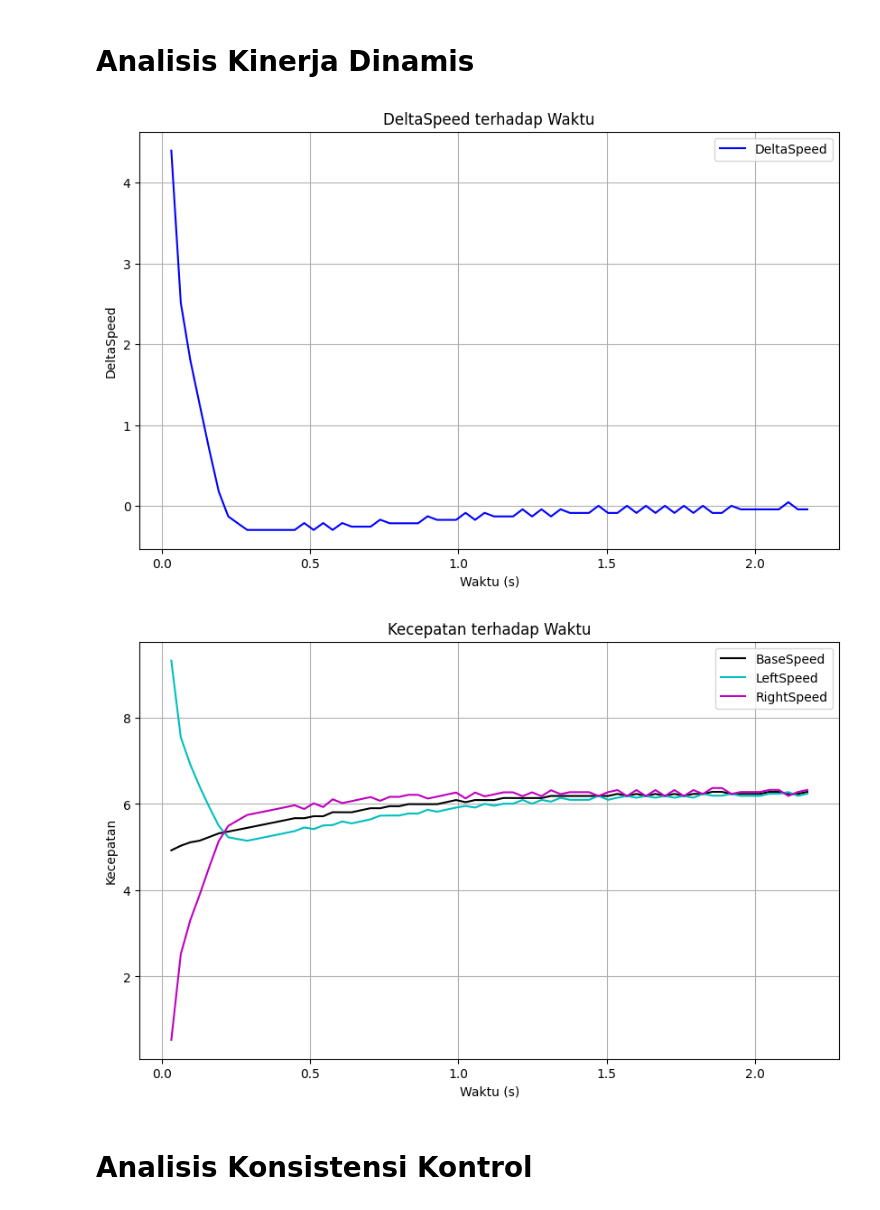
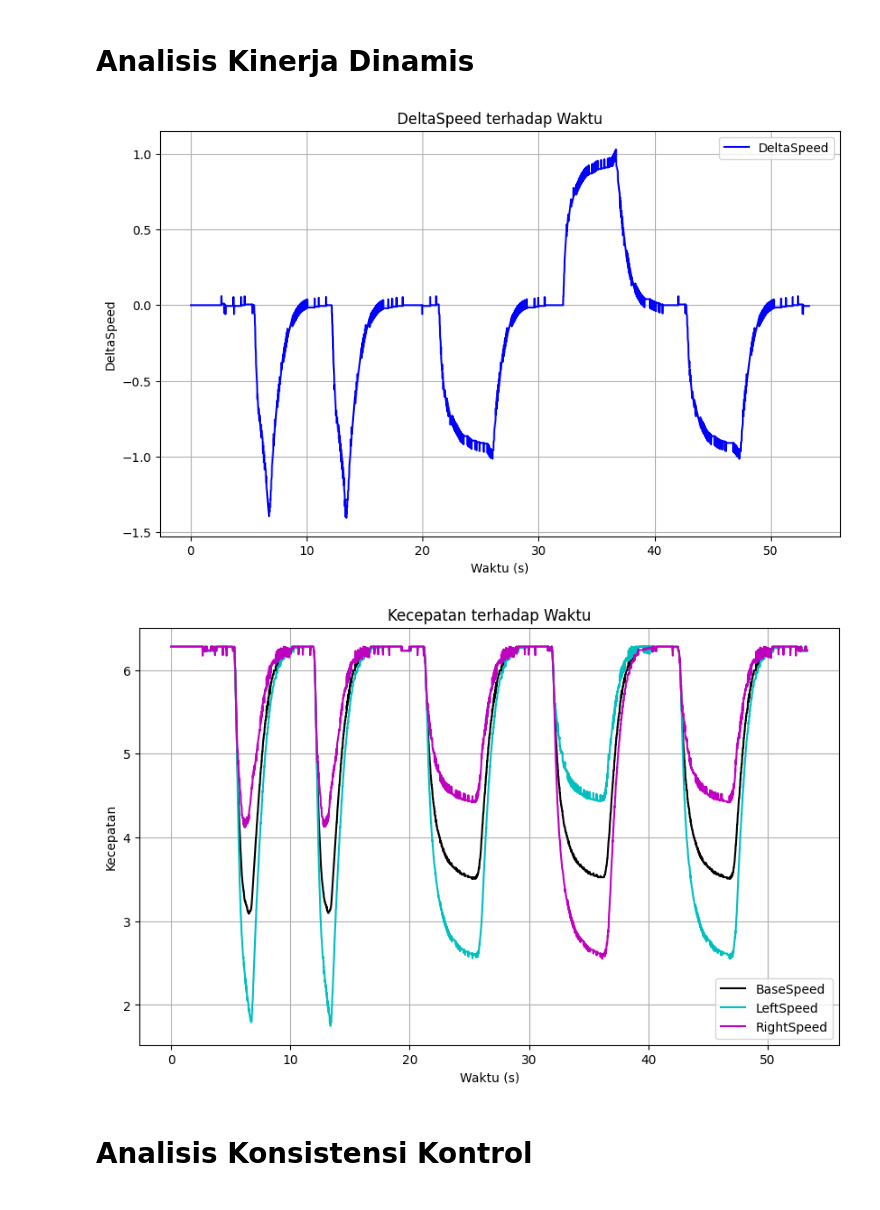
Before and after one commit to 2black0/Line-Follower-Computer-Vision-Webots, a Jupyter notebook: controllers/robot_controller/result-analysis.ipynb, the cells around one changed output. Cells and saved outputs as stored; diff of their text form; code cells hidden in the pictures.

```diff
--- a/controllers/robot_controller/result-analysis.ipynb
+++ b/controllers/robot_controller/result-analysis.ipynb
@@ -203,7 +203,7 @@ plt.show()
 # %%
 # Plot DeltaSpeed terhadap waktu
 plt.figure(figsize=(10, 6))
-plt.plot(data['Time'], data['DeltaSpeed'], label='DeltaSpeed', color='b')
+plt.plot(data['TimeStep'], data['DeltaSpeed'], label='DeltaSpeed', color='b')
 plt.title('DeltaSpeed terhadap Waktu')
 plt.xlabel('Waktu (s)')
 plt.ylabel('DeltaSpeed')
@@ -211,21 +211,21 @@ plt.legend()
 plt.grid(True)
 plt.show()
 # %% [output]
-[figure, old version]
+[figure, new version]
 # %%
 # Plot BaseSpeed, LeftSpeed, dan RightSpeed terhadap waktu
 plt.figure(figsize=(10, 6))
-plt.plot(data['Time'], data['BaseSpeed'], label='BaseSpeed', color='k')
-plt.plot(data['Time'], data['LeftSpeed'], label='LeftSpeed', color='c')
-plt.plot(data['Time'], data['RightSpeed'], label='RightSpeed', color='m')
+plt.plot(data['TimeStep'], data['BaseSpeed'], label='BaseSpeed', color='k')
+plt.plot(data['TimeStep'], data['LeftSpeed'], label='LeftSpeed', color='c')
+plt.plot(data['TimeStep'], data['RightSpeed'], label='RightSpeed', color='m')
 plt.title('Kecepatan terhadap Waktu')
 plt.xlabel('Waktu (s)')
 plt.ylabel('Kecepatan')
 plt.legend()
 plt.grid(True)
 plt.show()
 # %% [output]
-[figure, old version]
+[figure, new version]
 # %% [markdown]
 # Analisis Konsistensi Kontrol
 # %%
```
Also changed, not shown: parts of 16 cells of this notebook, 9 other files.
